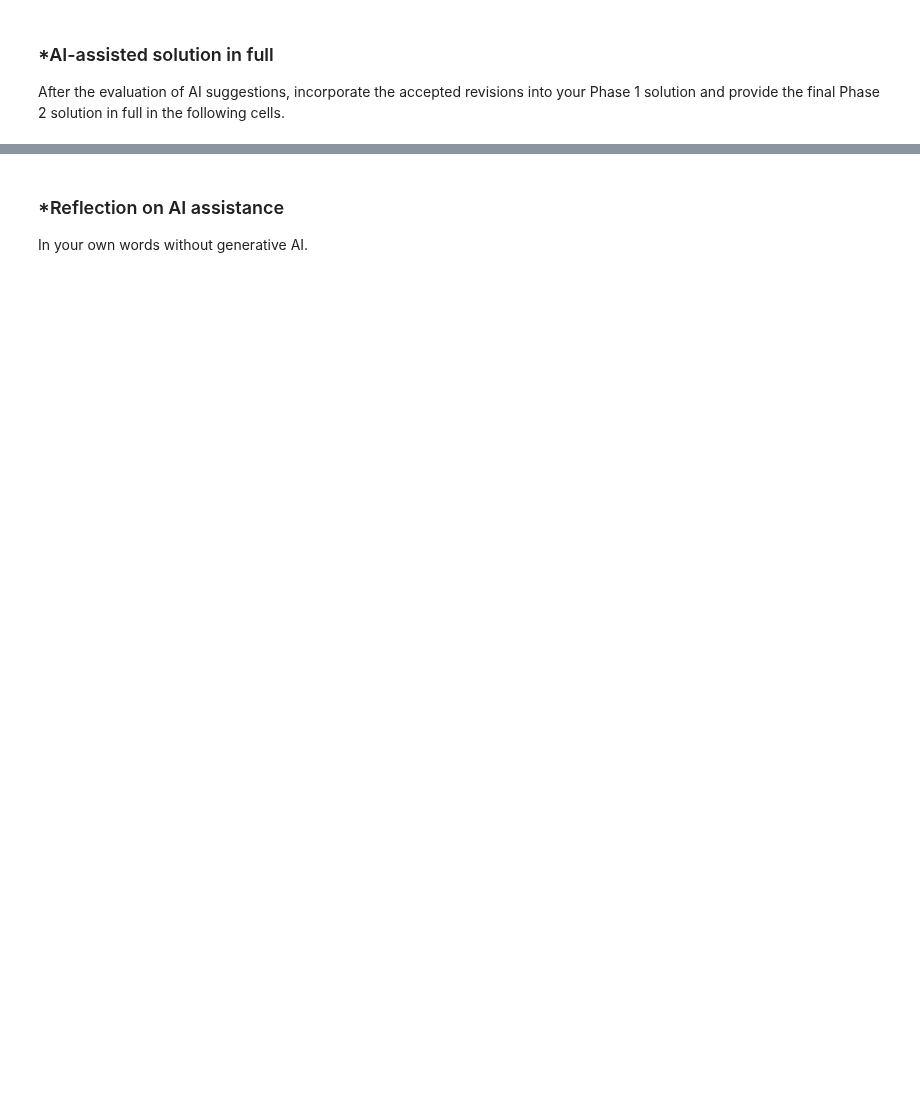
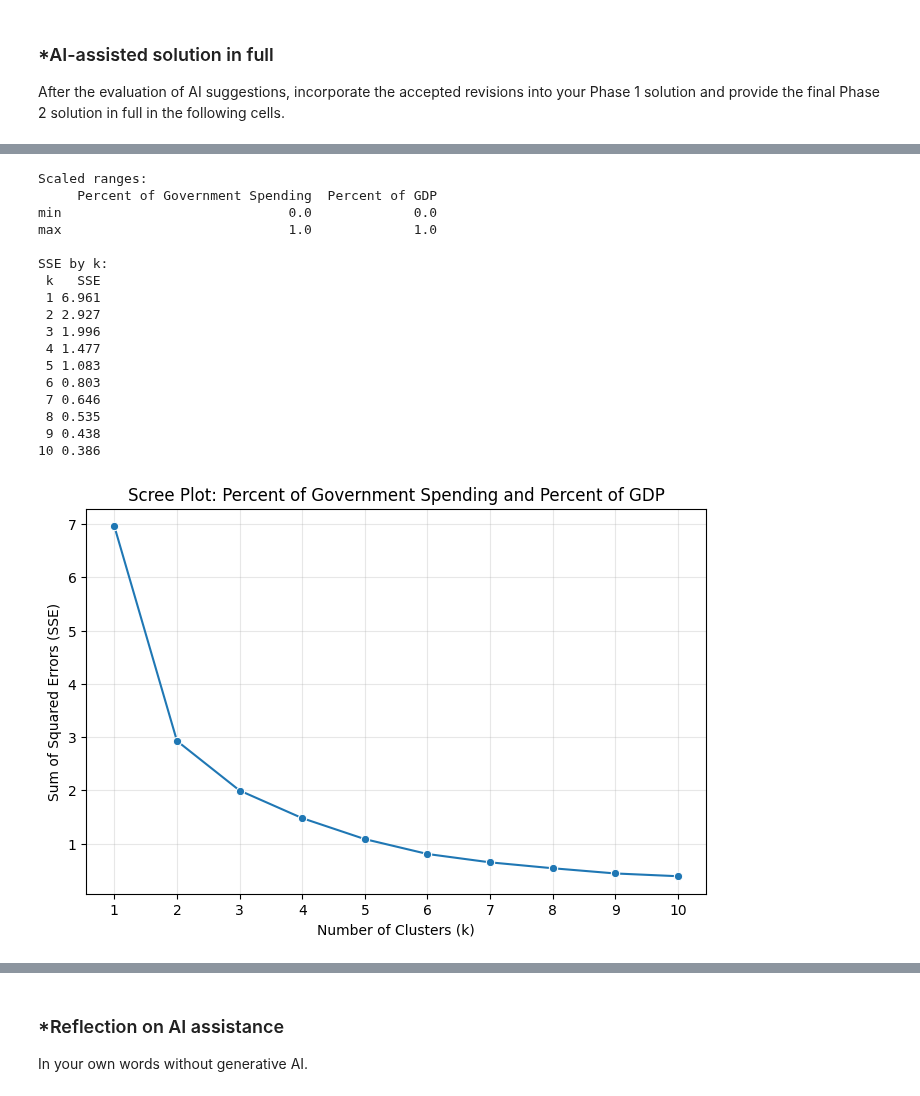
Before and after one commit to MikeMitch04/A04-clustering, a Jupyter notebook: A04_Clustering.ipynb, the cells around one changed output, grey strips where cells are left out. Cells and saved outputs as stored; diff of their text form; code cells hidden in the pictures; blank space fills up the shorter version.

```diff
--- a/A04_Clustering.ipynb
+++ b/A04_Clustering.ipynb
@@ -555,0 +849,51 @@ After the evaluation of AI suggestions, incorporate the accepted revisions into
+# %%
+# Question 2.3 AI-Assisted Solution (scaling and scree plot)
+
+# Max-min normalize the two percentage variables
+features_b = ["Percent of Government Spending", "Percent of GDP"]
+unscaled_b = mil.loc[:, features_b]
+
+mins_b = unscaled_b.min()
+ranges_b = unscaled_b.max() - mins_b
+X_b = (unscaled_b - mins_b) / ranges_b
+
+print("Scaled ranges:")
+print(X_b.agg(["min", "max"]), "\n")
+
+# Scree plot for k = 1 to 10
+SSE_b = [
+    KMeans(n_clusters=k, max_iter=300, n_init=10,
+           random_state=0).fit(X_b).inertia_
+    for k in ks
+]
+
+print("SSE by k:")
+print(pd.DataFrame({"k": ks, "SSE": np.round(SSE_b, 3)}).to_string(index=False))
+
+plt.figure(figsize=(8, 5))
+sns.lineplot(x=ks, y=SSE_b, marker="o")
+plt.title("Scree Plot: Percent of Government Spending and Percent of GDP")
+plt.xlabel("Number of Clusters (k)")
+plt.ylabel("Sum of Squared Errors (SSE)")
+plt.xticks(ks)
+plt.grid(alpha=0.3)
+plt.show()
+# %% [output]
+Scaled ranges:
+     Percent of Government Spending  Percent of GDP
+min                             0.0             0.0
+max                             1.0             1.0
+
+SSE by k:
+ k   SSE
+ 1 6.961
+ 2 2.927
+ 3 1.996
+ 4 1.477
+ 5 1.083
+ 6 0.803
+ 7 0.646
+ 8 0.535
+ 9 0.438
+10 0.386
+[figure, added]
```
Also changed, not shown: parts of 28 cells of this notebook.
